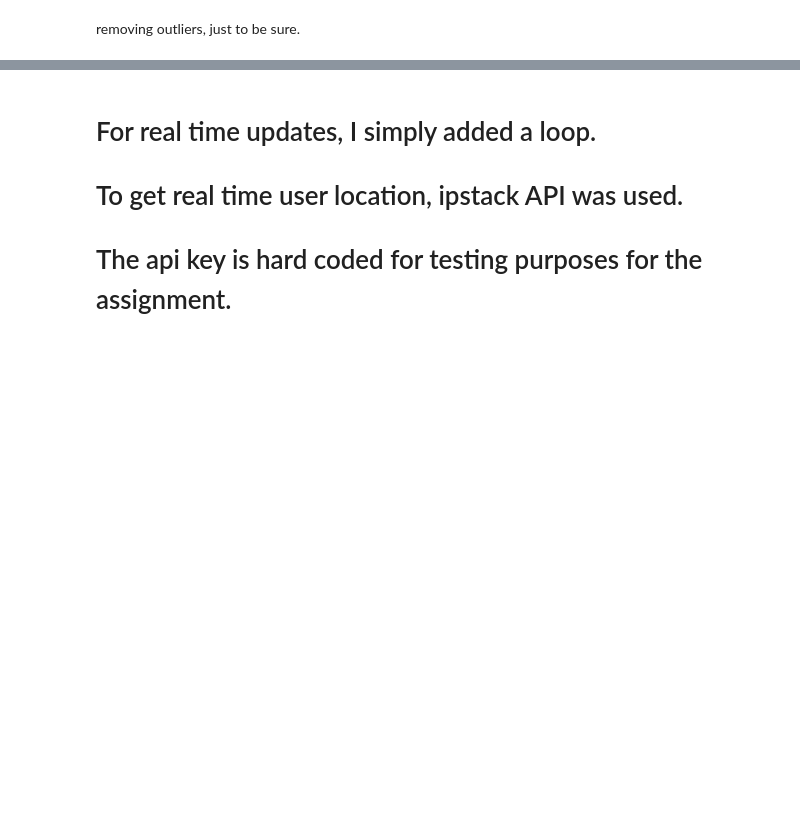
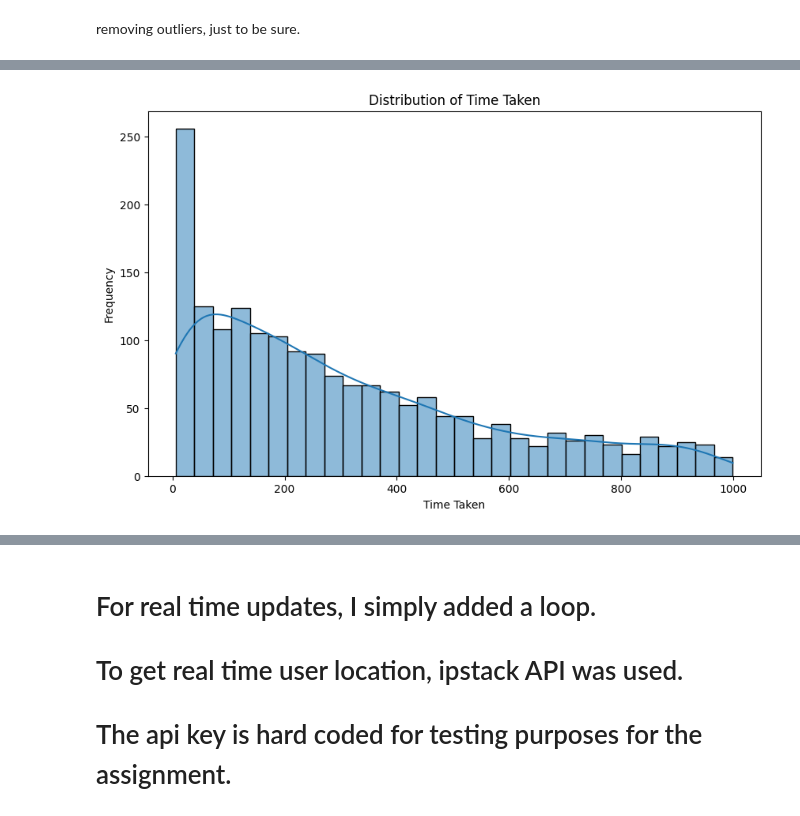
Before and after one commit to 0harjot0/ETA-prediction-at-a-segment-level, a Jupyter notebook: maps.ipynb, the cells around one changed output, grey strips where cells are left out. Drawn from its saved outputs; the diff is of its cells as text; code cells hidden in the pictures; blank space fills up the shorter version.

```diff
--- a/maps.ipynb
+++ b/maps.ipynb
@@ -291,0 +197,11 @@ Estimated Time of Arrival (ETA) between the two locations: 16.869999999999997 mi
+# %%
+
+# Histogram of the 'time_taken' feature
+plt.figure(figsize=(10, 6))
+sns.histplot(df_result['time_taken'], bins=30, kde=True)  # kde=True adds a Kernel Density Estimate curve
+plt.title('Distribution of Time Taken')
+plt.xlabel('Time Taken')
+plt.ylabel('Frequency')
+plt.show()
+# %% [output]
+[figure, added]
```
Also changed, not shown: parts of 16 cells of this notebook, 1 other file.
